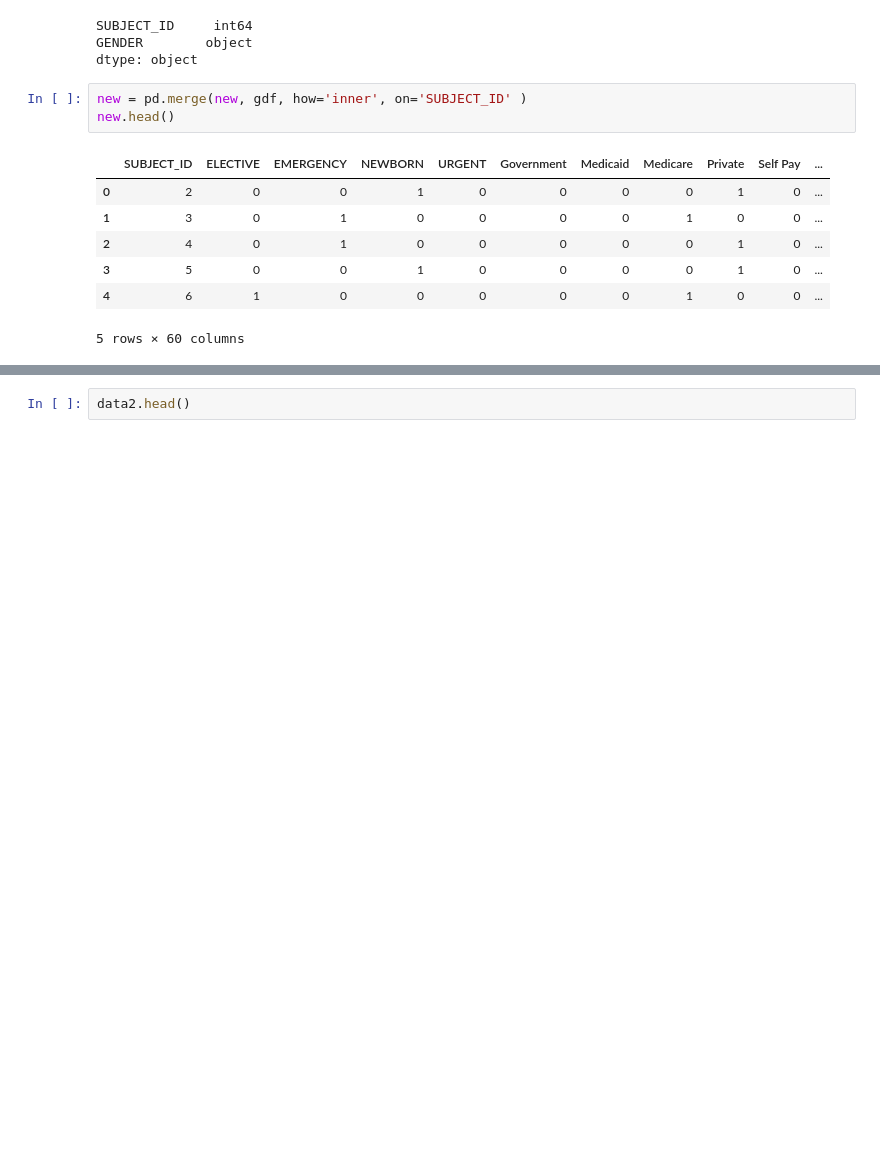
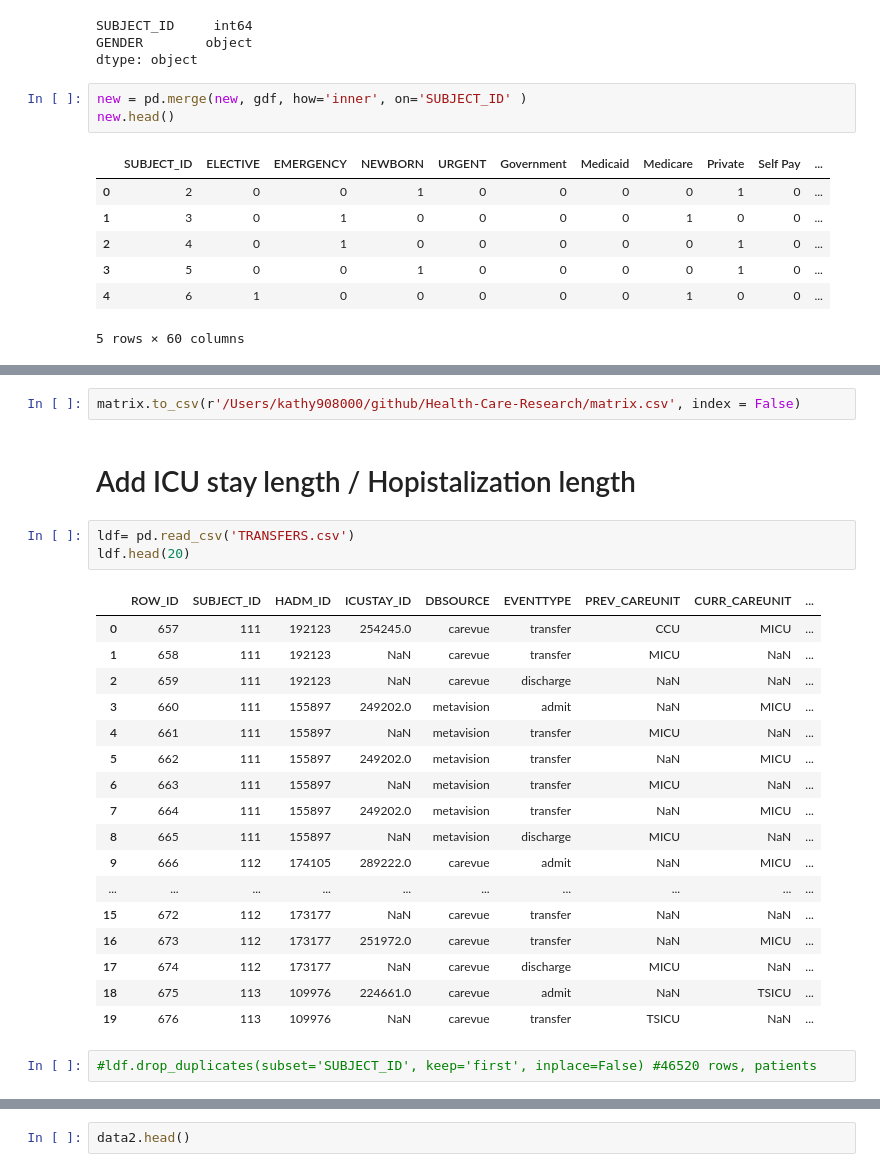
Before and after one commit to kathy908000/Health-Care-Research, a Jupyter notebook: MIMICIII-Matrixfinal.ipynb, the cells around one changed output, grey strips where cells are left out. Cells and saved outputs as stored; diff of their text form; blank space fills up the shorter version.

Commit message:
added ICU stay time and number of hospitalization

```diff
--- a/MIMICIII-Matrixfinal.ipynb
+++ b/MIMICIII-Matrixfinal.ipynb
@@ -1357,0 +1467,27 @@ new.head()
+# %%
+matrix.to_csv(r'/Users/kathy908000/github/Health-Care-Research/matrix.csv', index = False)
+# %% [markdown]
+# Add ICU stay length / Hopistalization length
+# %%
+ldf= pd.read_csv('TRANSFERS.csv')
+ldf.head(20)
+# %% [output]
+|  | ROW_ID | SUBJECT_ID | HADM_ID | ICUSTAY_ID | DBSOURCE | EVENTTYPE | PREV_CAREUNIT | CURR_CAREUNIT | ... |
+| 0 | 657 | 111 | 192123 | 254245.0 | carevue | transfer | CCU | MICU | ... |
+| 1 | 658 | 111 | 192123 | NaN | carevue | transfer | MICU | NaN | ... |
+| 2 | 659 | 111 | 192123 | NaN | carevue | discharge | NaN | NaN | ... |
+| 3 | 660 | 111 | 155897 | 249202.0 | metavision | admit | NaN | MICU | ... |
+| 4 | 661 | 111 | 155897 | NaN | metavision | transfer | MICU | NaN | ... |
+| 5 | 662 | 111 | 155897 | 249202.0 | metavision | transfer | NaN | MICU | ... |
+| 6 | 663 | 111 | 155897 | NaN | metavision | transfer | MICU | NaN | ... |
+| 7 | 664 | 111 | 155897 | 249202.0 | metavision | transfer | NaN | MICU | ... |
+| 8 | 665 | 111 | 155897 | NaN | metavision | discharge | MICU | NaN | ... |
+| 9 | 666 | 112 | 174105 | 289222.0 | carevue | admit | NaN | MICU | ... |
+| ... | ... | ... | ... | ... | ... | ... | ... | ... | ... |
+| 15 | 672 | 112 | 173177 | NaN | carevue | transfer | NaN | NaN | ... |
+| 16 | 673 | 112 | 173177 | 251972.0 | carevue | transfer | NaN | MICU | ... |
+| 17 | 674 | 112 | 173177 | NaN | carevue | discharge | MICU | NaN | ... |
+| 18 | 675 | 113 | 109976 | 224661.0 | carevue | admit | NaN | TSICU | ... |
+| 19 | 676 | 113 | 109976 | NaN | carevue | transfer | TSICU | NaN | ... |
+# %%
+#ldf.drop_duplicates(subset='SUBJECT_ID', keep='first', inplace=False) #46520 rows, patients
```
Also changed, not shown: parts of 20 cells of this notebook.
